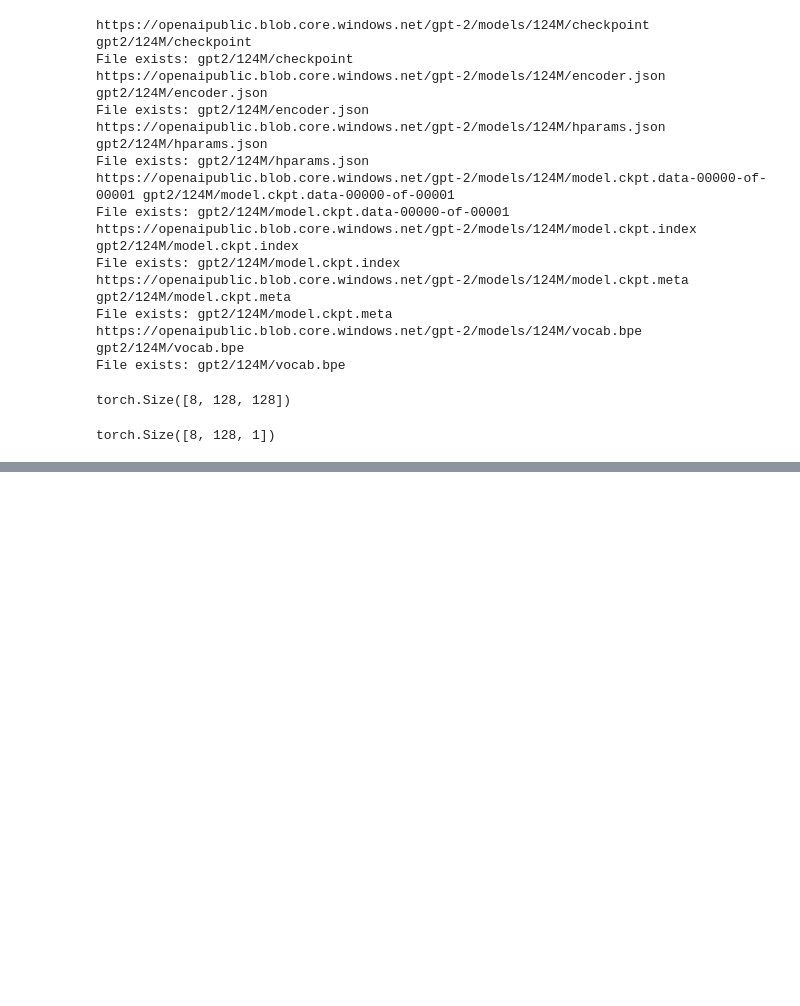
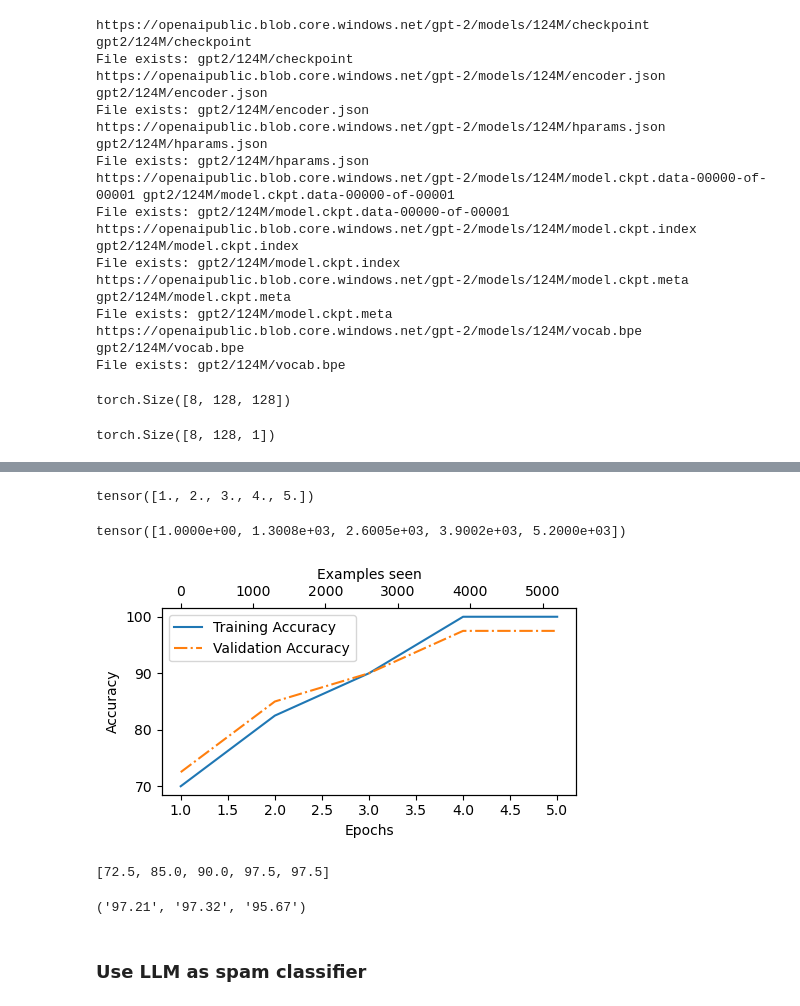
Before and after one commit to hitkumar/llms, a Jupyter notebook: rasbt_llms_from_scratch/ch6_fine_tune.ipynb, the cells around one changed output, grey strips where cells are left out. Drawn from its saved outputs; the diff is of its cells as text; code cells hidden in the pictures; blank space fills up the shorter version.

Commit message:
Complete the spam classified tutorial

```diff
--- a/rasbt_llms_from_scratch/ch6_fine_tune.ipynb
+++ b/rasbt_llms_from_scratch/ch6_fine_tune.ipynb
@@ -891,0 +1290,8 @@ print(token_ids_to_text(token_ids, tokenizer))
+# %%
+def evaluate_model(model, train_loader, val_loader, device, eval_iter):
+    model.eval()
+    with torch.no_grad():
+        train_loss = calc_loss_loader(train_loader, model, device, num_batches=eval_iter)
+        val_loss = calc_loss_loader(val_loader, model, device, num_batches=eval_iter)
+    model.train()
+    return train_loss, val_loss
@@ -891,0 +1446,31 @@ print(token_ids_to_text(token_ids, tokenizer))
+# %%
+epochs_tensor = torch.linspace(1, num_epochs, len(train_accs))
+examples_seen_tensor = torch.linspace(1, examples_seen, len(train_accs))
+# %%
+epochs_tensor
+# %% [output]
+tensor([1., 2., 3., 4., 5.])
+# %%
+examples_seen_tensor
+# %% [output]
+tensor([1.0000e+00, 1.3008e+03, 2.6005e+03, 3.9002e+03, 5.2000e+03])
+# %%
+plot_values(epochs_tensor, examples_seen_tensor, [float(p) for p in train_accs], [float(p) for p in val_accs], label='Accuracy')
+# %% [output]
+[figure, added]
+# %%
+[float(p) for p in val_accs]
+# %% [output]
+[72.5, 85.0, 90.0, 97.5, 97.5]
+# %%
+# compute accuracy over the whole dataset
+
+train_accuracy = calc_accuracy_loader(train_loader, model, device)
+val_accuracy = calc_accuracy_loader(val_loader, model, device)
+test_accuracy = calc_accuracy_loader(test_loader, model, device)
+
+train_accuracy, val_accuracy, test_accuracy
+# %% [output]
+('97.21', '97.32', '95.67')
+# %% [markdown]
+### Use LLM as spam classifier
```
Also changed, not shown: parts of 92 cells of this notebook, 1 other file.
